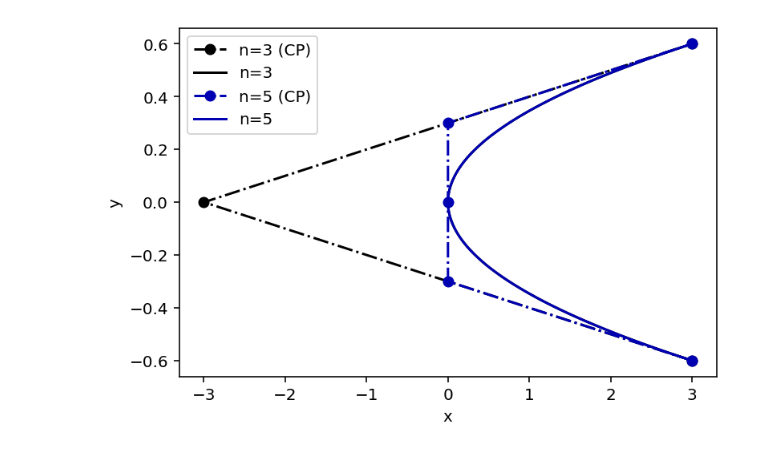
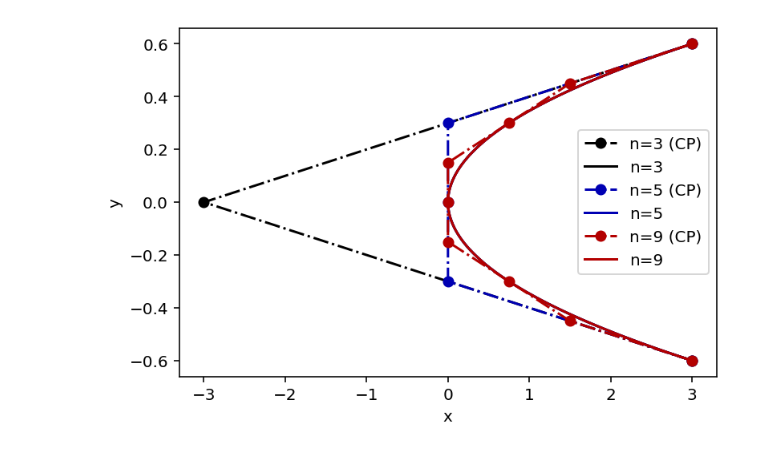
Before and after one commit to D-SLAVIN/IIB-F-JL-3, a Jupyter notebook: ReportSpecific/NURBSParabola.ipynb, the cells around one changed output. Saved outputs shown, nothing was run; the diff lists cells and outputs as text; code cells hidden in the pictures.

```diff
--- a/ReportSpecific/NURBSParabola.ipynb
+++ b/ReportSpecific/NURBSParabola.ipynb
@@ -32,9 +32,10 @@ crv9.knotvector = [0, 0, 0, 0.25, 0.25, 0.5, 0.5, 0.75, 0.75,  1, 1, 1]
 
 crv3.name = 'n=3'
 crv5.name = 'n=5'
+crv9.name = 'n=9'
 # %%
-mcrv = multi.CurveContainer(crv3, crv5)
+mcrv = multi.CurveContainer(crv3, crv5, crv9)
 mcrv.vis = VisMPL.VisCurve2D(figure_size=[6,4], axes_equal=False, figure_dpi=144)
-mcrv.render(evalcolor= [(0, 0, 0, 1),(0, 0, 0.7, 1)], cpcolor= [(0, 0, 0, 1),(0, 0, 0.7, 1)], filename="ParabolaComp.pdf", plot=True )
+mcrv.render(evalcolor= [(0, 0, 0, 1),(0, 0, 0.7, 1), (0.7,0,0,1)], cpcolor= [(0, 0, 0, 1),(0, 0, 0.7, 1), (0.7,0,0,1)], filename="ParabolaComp2.pdf", plot=True )
 # %% [output]
-[figure, old version]
+[figure, new version]
```
Also changed, not shown: 26 other files.
